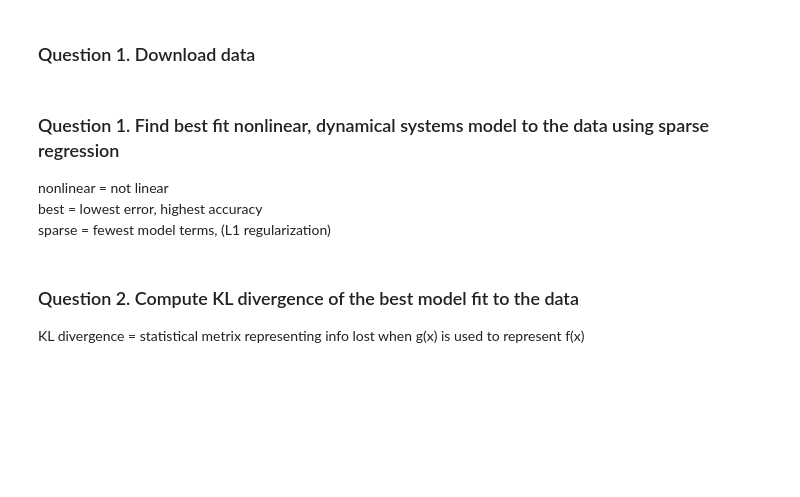
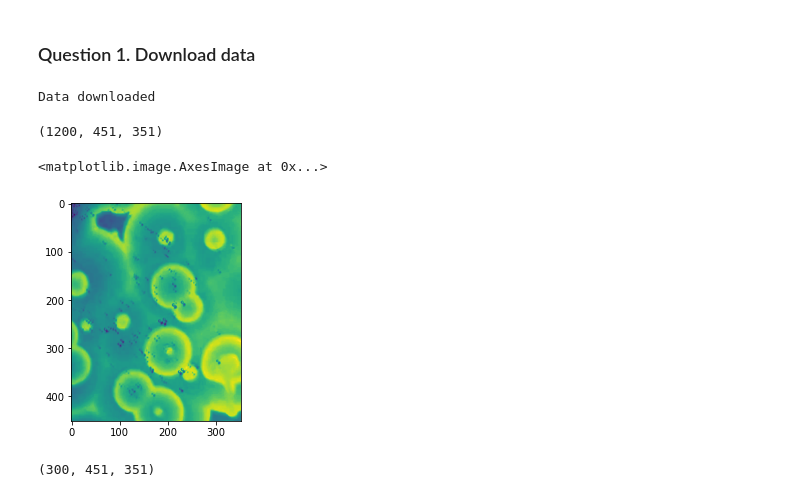
Before and after one commit to jmichellehu/ComplexSystems_AMATH563, a Jupyter notebook: hw2/AMATH563_hw2_Part2.ipynb, the cells around one changed output. Cells and saved outputs as stored; diff of their text form; code cells hidden in the pictures; blank space fills up the shorter version.

Commit message:
hw2/AMATH563_hw2_Part2.ipynb: checkpoint

```diff
--- a/hw2/AMATH563_hw2_Part2.ipynb
+++ b/hw2/AMATH563_hw2_Part2.ipynb
@@ -40,8 +29,21 @@ if not os.path.exists(fig_dir):
-# %% [markdown]
-### Question 1. Find best fit nonlinear, dynamical systems model to the data using sparse regression
-nonlinear = not linear
-best = lowest error, highest accuracy
-sparse = fewest model terms, (L1 regularization)
-# %% [markdown]
-### Question 2. Compute KL divergence of the best model fit to the data
-KL divergence = statistical metrix representing info lost when g(x) is used to represent f(x)
+# %%
+if not os.path.exists(data_dir + "BZ.mat"):
+    print("Download data")
+    !wget -P $data_dir courses.washington.edu/amath582/BZ.mat
+else:
+    print("Data downloaded")
+# %% [output]
+Data downloaded
+# %%
+f = h5py.File(data_dir + 'BZ.mat','r')
+data = f.get('BZ_tensor')
+data = np.array(data)
+# %%
+data.shape
+# %% [output]
+(1200, 451, 351)
+# %%
+plt.imshow(data[0])
+# %% [output]
+<matplotlib.image.AxesImage at 0x...>
+[figure, added]
@@ -47,0 +52,11 @@ KL divergence = statistical metrix representing info lost when g(x) is used to r
+# %%
+# # Randomly subset data
+# random_subset = np.random.choice(np.arange(data.shape[0]), size=int(0.25*data.shape[0]))
+# random_subset.shape
+# data_subset = data[random_subset, :, :]
+
+# Since this is a video, frames are sequential and order matters.
+data_subset = data[::4, :, :]
+data_subset.shape
+# %% [output]
+(300, 451, 351)
```
Also changed, not shown: parts of 19 cells of this notebook.
